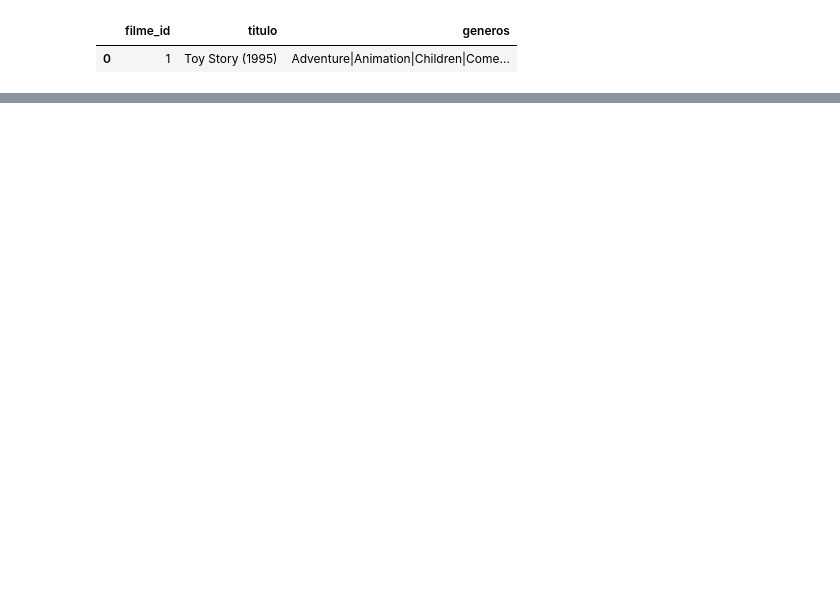
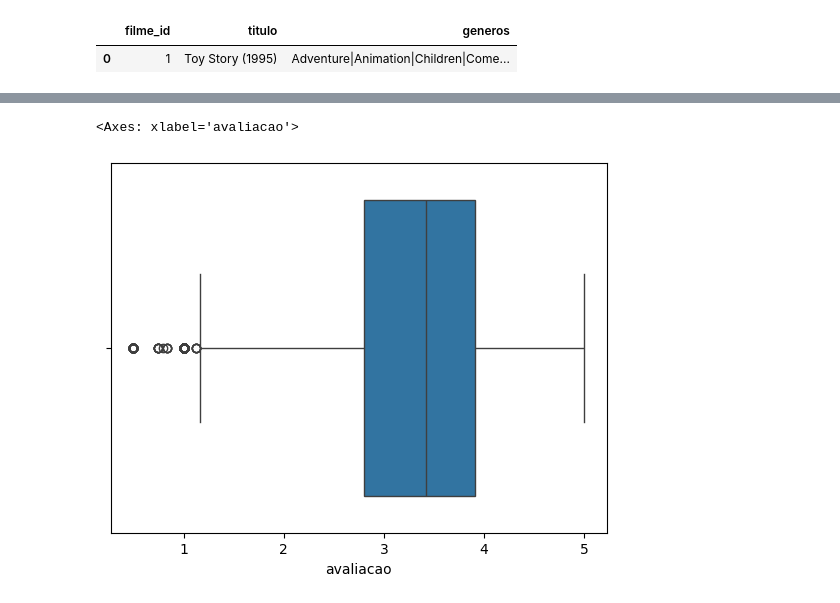
Before and after one commit to alanacalado/semanaeda, a Jupyter notebook: aula1.ipynb, the cells around one changed output, grey strips where cells are left out. Drawn from its saved outputs; the diff is of its cells as text; code cells hidden in the pictures; blank space fills up the shorter version.

```diff
--- a/aula1.ipynb
+++ b/aula1.ipynb
@@ -374,0 +417,5 @@ df.query("filme_id==1").head()
+# %%
+sns.boxplot(x=mpf)
+# %% [output]
+<Axes: xlabel='avaliacao'>
+[figure, added]
```
Also changed, not shown: parts of 23 cells of this notebook, 4 other files.
